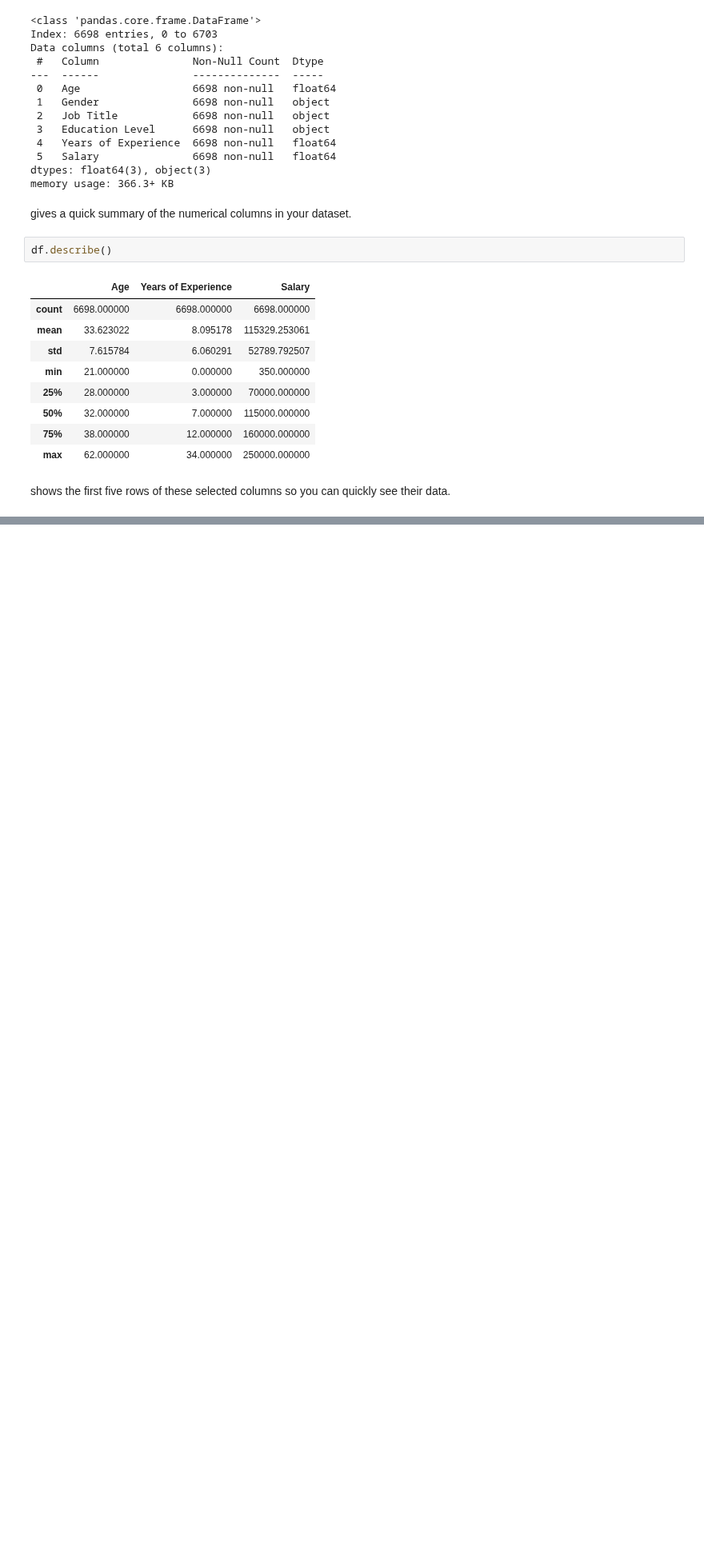
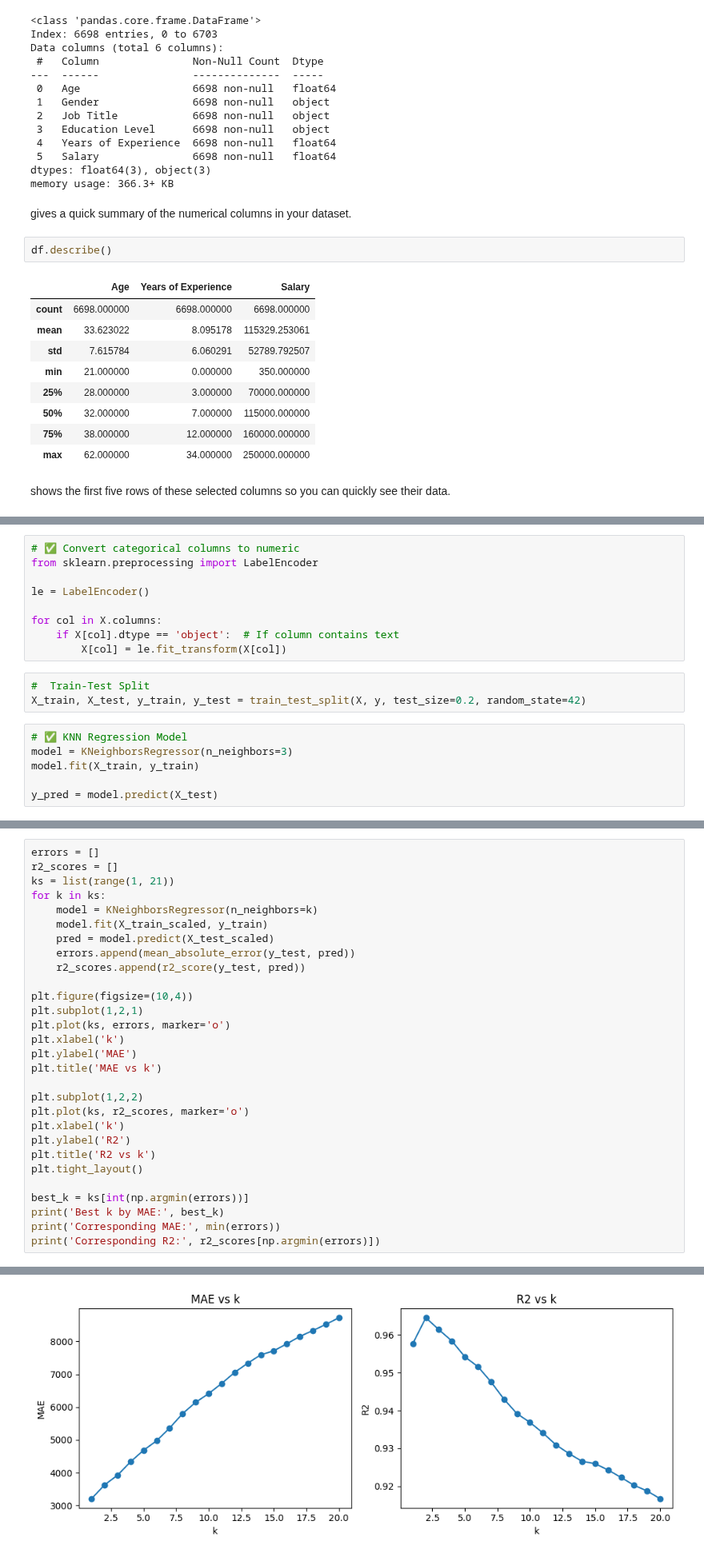
Before and after one commit to Suraweera1235/CS_Group_09_Salary_prediction, a Jupyter notebook: notebooks/Hiruna_FC111012/KNN.ipynb, the cells around one changed output, grey strips where cells are left out. Shown at 80% size. Saved outputs shown, nothing was run; the diff lists cells and outputs as text; blank space fills up the shorter version.

```diff
--- a/notebooks/Hiruna_FC111012/KNN.ipynb
+++ b/notebooks/Hiruna_FC111012/KNN.ipynb
@@ -302,0 +71,18 @@ Average Cross-Val R²: 0.9999824059222083
+# %%
+# ✅ Convert categorical columns to numeric
+from sklearn.preprocessing import LabelEncoder
+
+le = LabelEncoder()
+
+for col in X.columns:
+    if X[col].dtype == 'object':  # If column contains text
+        X[col] = le.fit_transform(X[col])
+# %%
+#  Train-Test Split
+X_train, X_test, y_train, y_test = train_test_split(X, y, test_size=0.2, random_state=42)
+# %%
+# ✅ KNN Regression Model
+model = KNeighborsRegressor(n_neighbors=3)
+model.fit(X_train, y_train)
+
+y_pred = model.predict(X_test)
@@ -302,0 +107,30 @@ Average Cross-Val R²: 0.9999824059222083
+# %%
+errors = []
+r2_scores = []
+ks = list(range(1, 21))
+for k in ks:
+    model = KNeighborsRegressor(n_neighbors=k)
+    model.fit(X_train_scaled, y_train)
+    pred = model.predict(X_test_scaled)
+    errors.append(mean_absolute_error(y_test, pred))
+    r2_scores.append(r2_score(y_test, pred))
+
+plt.figure(figsize=(10,4))
+plt.subplot(1,2,1)
+plt.plot(ks, errors, marker='o')
+plt.xlabel('k')
+plt.ylabel('MAE')
+plt.title('MAE vs k')
+
+plt.subplot(1,2,2)
+plt.plot(ks, r2_scores, marker='o')
+plt.xlabel('k')
+plt.ylabel('R2')
+plt.title('R2 vs k')
+plt.tight_layout()
+
+best_k = ks[int(np.argmin(errors))]
+print('Best k by MAE:', best_k)
+print('Corresponding MAE:', min(errors))
+print('Corresponding R2:', r2_scores[np.argmin(errors)])
+# %% [output]
@@ -302,0 +140 @@ Average Cross-Val R²: 0.9999824059222083
+[figure, added]
```
Also changed, not shown: parts of 45 cells of this notebook.
